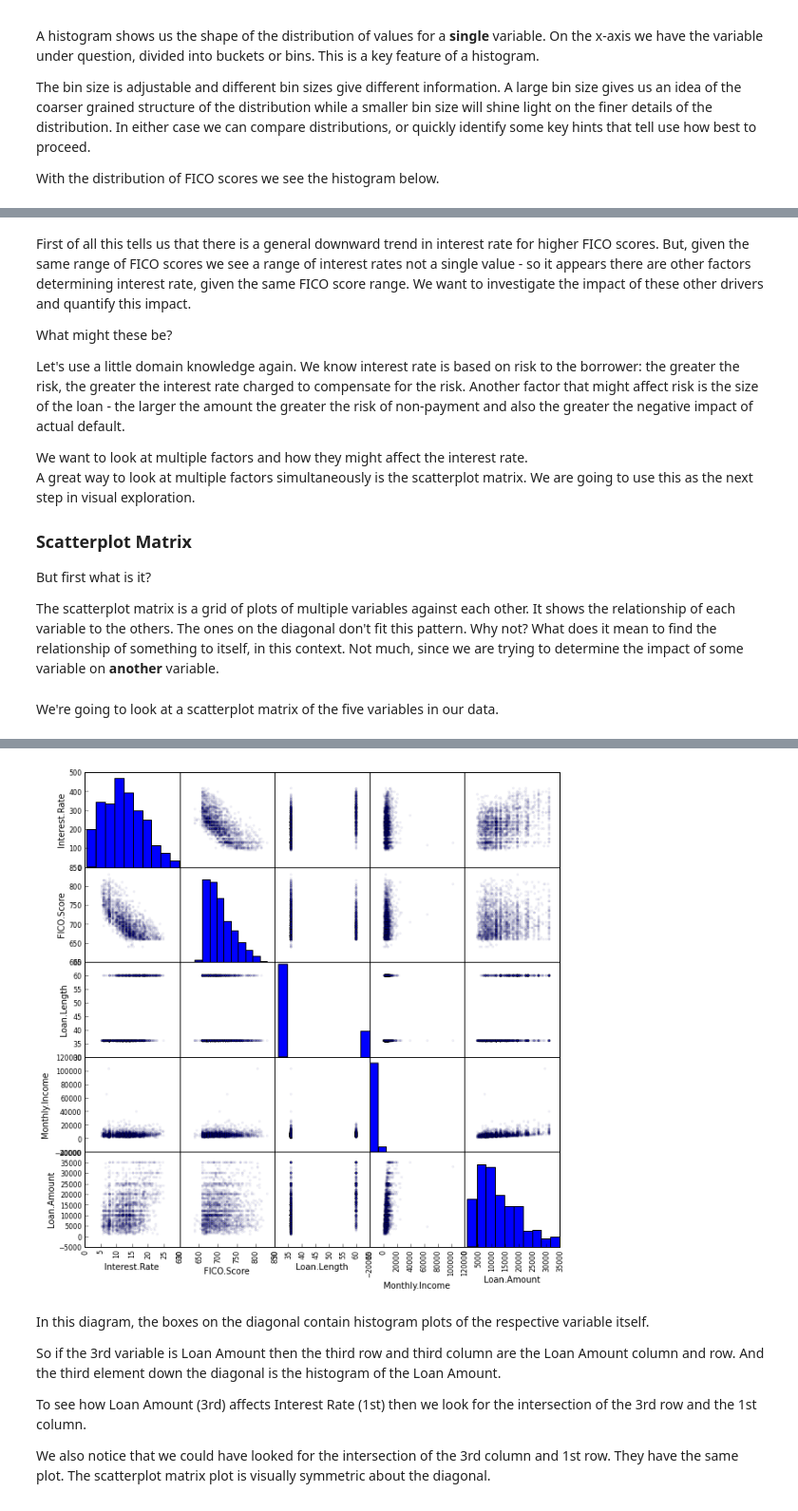
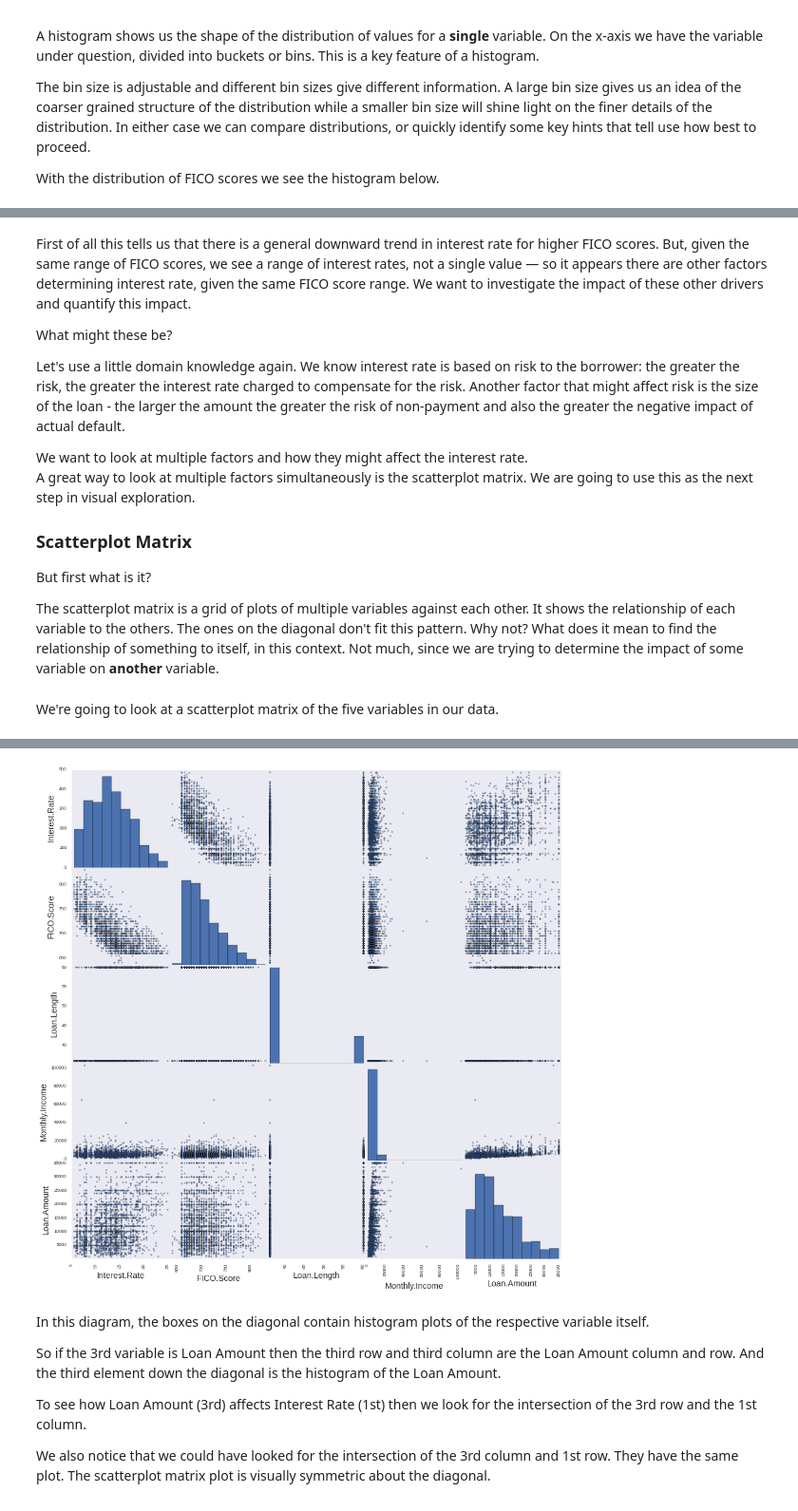
Before and after one commit to aflyax/LearnDataScience, a Jupyter notebook: notebooks/A2. Linear Regression - Data Exploration - Lending Club.ipynb, the cells around one changed output, grey strips where cells are left out. Shown at 95% size. Drawn from its saved outputs; the diff is of its cells as text; code cells hidden in the pictures.

```diff
--- a/notebooks/A2. Linear Regression - Data Exploration - Lending Club.ipynb
+++ b/notebooks/A2. Linear Regression - Data Exploration - Lending Club.ipynb
@@ -238,10 +238,15 @@ The bin size is adjustable and different bin sizes give different information.
 
 With the distribution of FICO scores we see the histogram below.
 # %%
+import seaborn as sns
+sns.set(context = 'talk', style = 'dark')
+
 import matplotlib.pyplot as plt
 import pandas as pd
 plt.figure()
 loansmin = pd.read_csv('../datasets/loanf.csv')
 fico = loansmin['FICO.Score']
 p = fico.hist()
+xlabel('FICO score')
+ylabel('counts')
 # %% [output]
@@ -273,6 +285,6 @@ q2 = p.set_title('                          ')
 # %% [markdown]
 First of all this tells us that there is a general downward trend in interest rate for higher FICO scores.
-But, given the same range of FICO scores we see a range of interest rates not a single value - so it appears there are other factors determining interest rate, given the same FICO score range. We want to investigate the impact of these other drivers and quantify this impact.
+But, given the same range of FICO scores, we see a range of interest rates, not a single value — so it appears there are other factors determining interest rate, given the same FICO score range. We want to investigate the impact of these other drivers and quantify this impact.
 
 What might these be?
 
@@ -293,23 +305,24 @@ We're going to look at a scatterplot matrix of the five variables in our data.
 # %%
 ## TRY THIS!
 import pandas as pd
 loansmin = pd.read_csv('../datasets/loanf.csv')
-a = pd.scatter_matrix(loansmin,alpha=0.05,figsize=(10,10), diagonal='hist')
+a = pd.scatter_matrix(loansmin,alpha=0.5,figsize=(15,15), diagonal='hist')
+
 ## Click on the line above
 ## Change 'hist' to 'kde' then hit shift-enter, with the cursor still in this box
 ## The plot will redraw - it takes a while. While it is recomputing you will see a
 ## message-box that says 'Kernel Busy' near the top right corner
 ## You can change the code and hit shift-enter to re-execute the code
 ## Try changing the (10,10) to (8,8) and (12,12)
 ## Try changing the alpha value from 0.05 to 0.5
 ## How does this change in alpha change your ability to interpret the data?
 ## Feel free to try other variations.
 ## If at any time you scramble the code and forget the syntax
 ## a copy of the original code is below. Copy and paste it in place.
 ## Remember to remove the hashmarks.
 ## a = pd.scatter_matrix(loansmin, alpha=0.05,figsize=(10,10), diagonal='hist)
 # %% [output]
-[figure, old version]
+[figure, new version]
 # %% [markdown]
 In this diagram, the boxes on the diagonal contain histogram plots of the respective variable itself.
 
```
Also changed, not shown: parts of 3 cells of this notebook, 1 other file.
